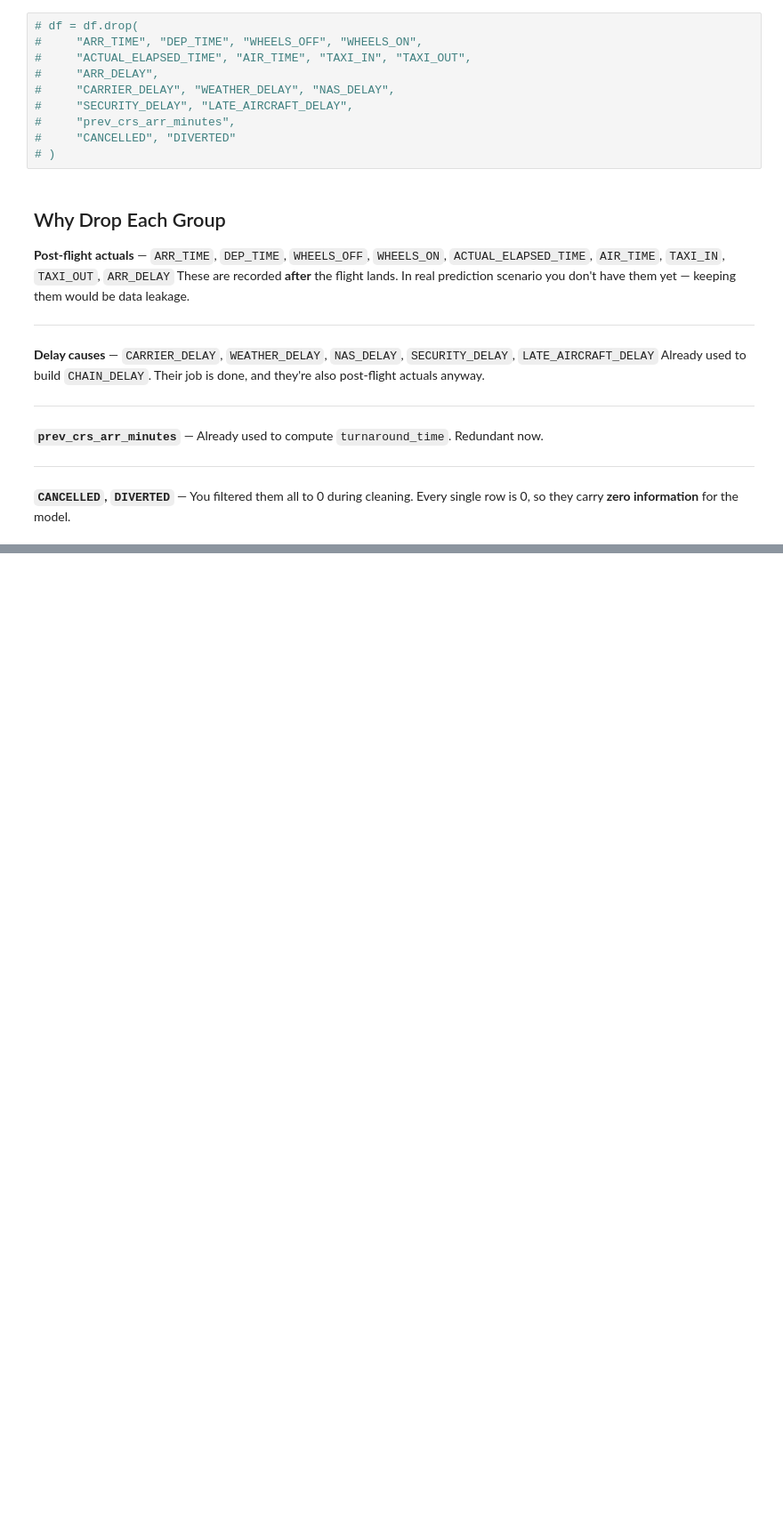
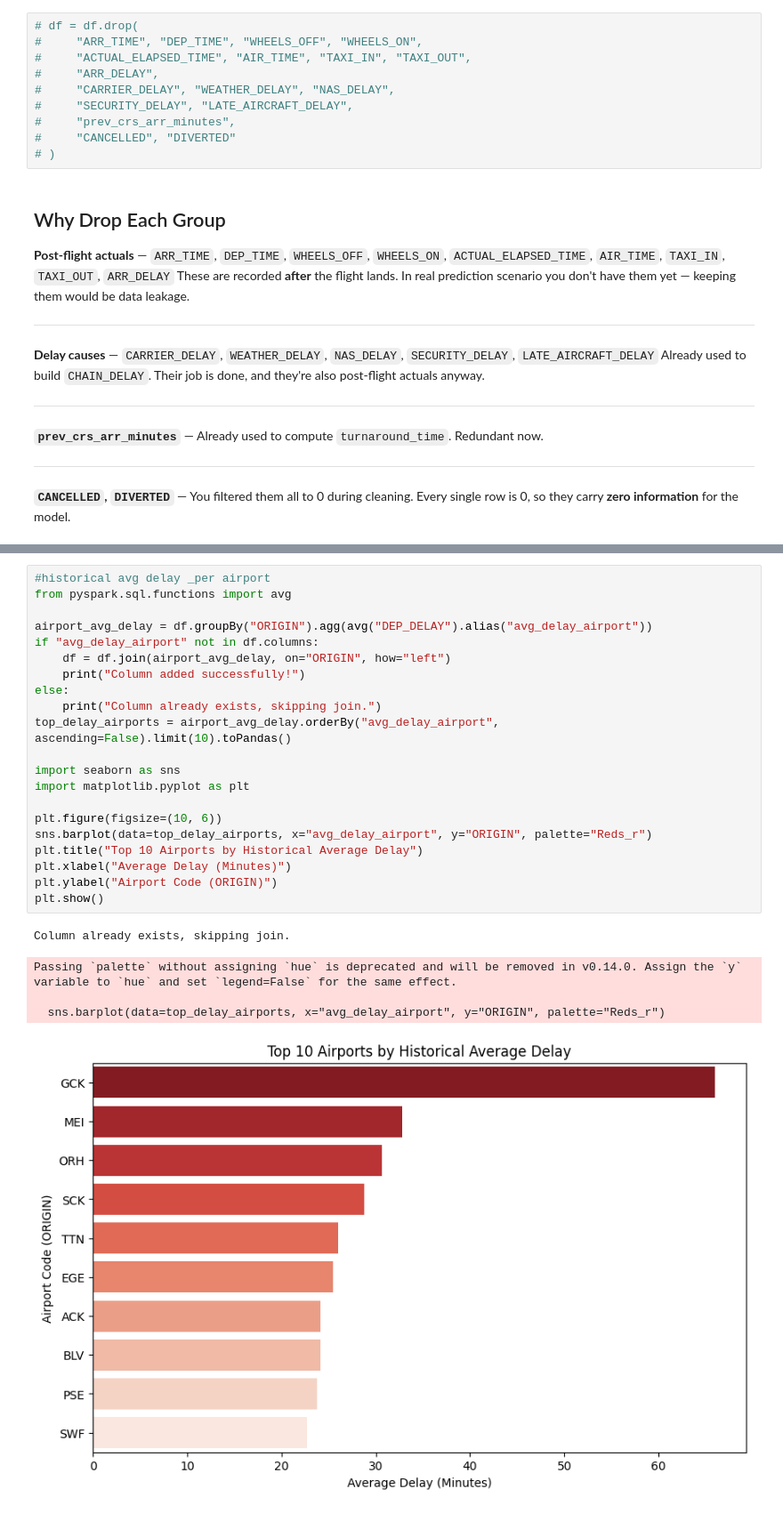
Before and after one commit to Mohamedashraf2005/Flight_Delay-PySpark, a Jupyter notebook: Flight_Delay_Chain_Reaction_Prediction.ipynb, the cells around one changed output, grey strips where cells are left out. Shown at 89% size. Cells and saved outputs as stored; diff of their text form; blank space fills up the shorter version.

```diff
--- a/Flight_Delay_Chain_Reaction_Prediction.ipynb
+++ b/Flight_Delay_Chain_Reaction_Prediction.ipynb
@@ -343,0 +397,27 @@ df.limit(1).toPandas()
+# %%
+#historical avg delay _per airport
+from pyspark.sql.functions import avg
+
+airport_avg_delay = df.groupBy("ORIGIN").agg(avg("DEP_DELAY").alias("avg_delay_airport"))
+if "avg_delay_airport" not in df.columns:
+    df = df.join(airport_avg_delay, on="ORIGIN", how="left")
+    print("Column added successfully!")
+else:
+    print("Column already exists, skipping join.")
+top_delay_airports = airport_avg_delay.orderBy("avg_delay_airport", ascending=False).limit(10).toPandas()
+
+import seaborn as sns
+import matplotlib.pyplot as plt
+
+plt.figure(figsize=(10, 6))
+sns.barplot(data=top_delay_airports, x="avg_delay_airport", y="ORIGIN", palette="Reds_r")
+plt.title("Top 10 Airports by Historical Average Delay")
+plt.xlabel("Average Delay (Minutes)")
+plt.ylabel("Airport Code (ORIGIN)")
+plt.show()
+# %% [output]
+Column already exists, skipping join.
+Passing `palette` without assigning `hue` is deprecated and will be removed in v0.14.0. Assign the `y` variable to `hue` and set `legend=False` for the same effect.
+
+  sns.barplot(data=top_delay_airports, x="avg_delay_airport", y="ORIGIN", palette="Reds_r")
+[figure, added]
```
Also changed, not shown: parts of 13 cells of this notebook.
